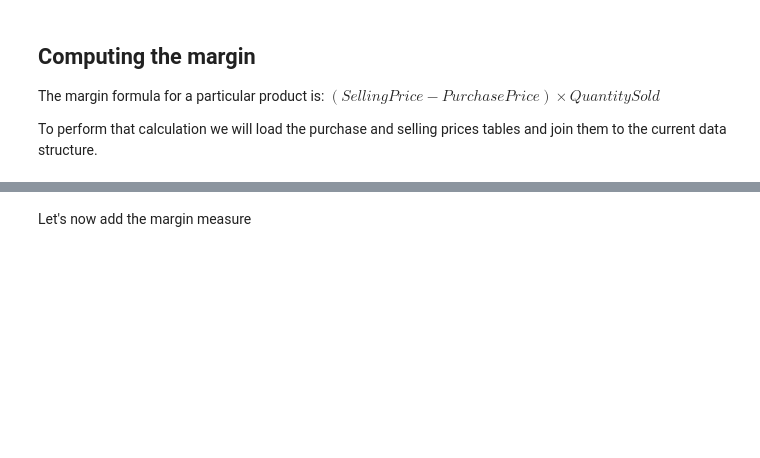
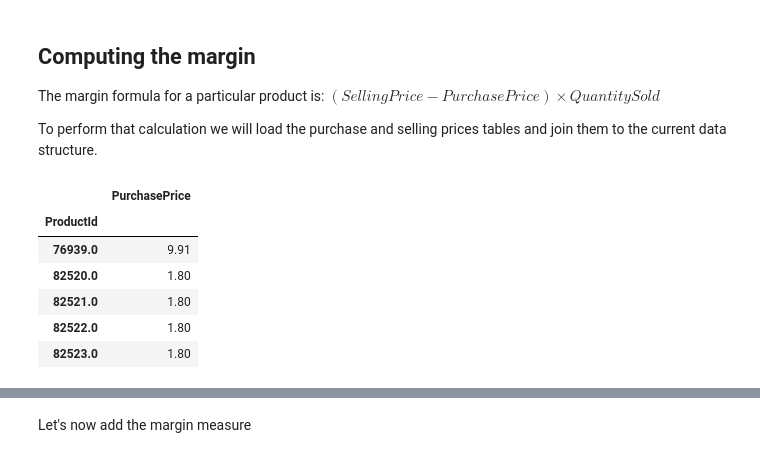
Before and after one commit to atoti/notebooks, a Jupyter notebook: retail/pricing-simulations-around-product-classes/main.ipynb, the cells around one changed output, grey strips where cells are left out. Cells and saved outputs as stored; diff of their text form; code cells hidden in the pictures; blank space fills up the shorter version.

```diff
--- a/retail/pricing-simulations-around-product-classes/main.ipynb
+++ b/retail/pricing-simulations-around-product-classes/main.ipynb
@@ -89,9 +89,18 @@ To perform that calculation we will load the purchase and selling prices tables
 # %%
 purchase_prices_store = session.read_csv(
     "s3://data.atoti.io/notebooks/products-classification/purchase_prices.csv",
     keys=["ProductId"],
     store_name="purchase_prices"
 )
+purchase_prices_store.head()
+# %% [output]
+|  | PurchasePrice |
+| ProductId |  |
+| 76939.0 | 9.91 |
+| 82520.0 | 1.80 |
+| 82521.0 | 1.80 |
+| 82522.0 | 1.80 |
+| 82523.0 | 1.80 |
 # %%
 selling_prices_store = session.read_csv(
     "s3://data.atoti.io/notebooks/products-classification/selling_prices.csv",
```
Also changed, not shown: parts of 7 cells of this notebook, 1 other file.
